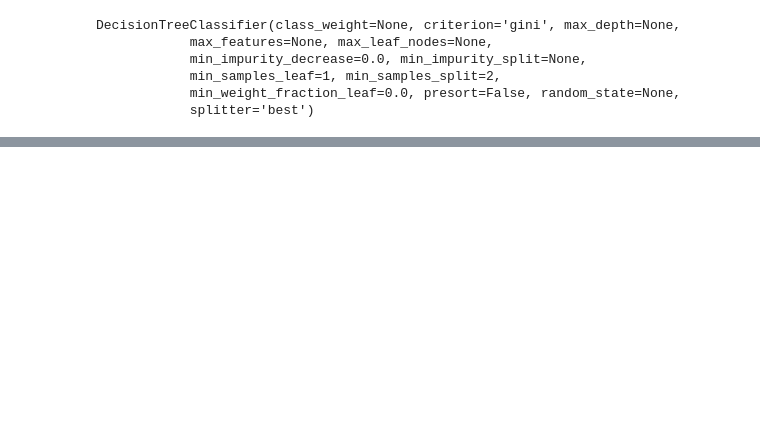
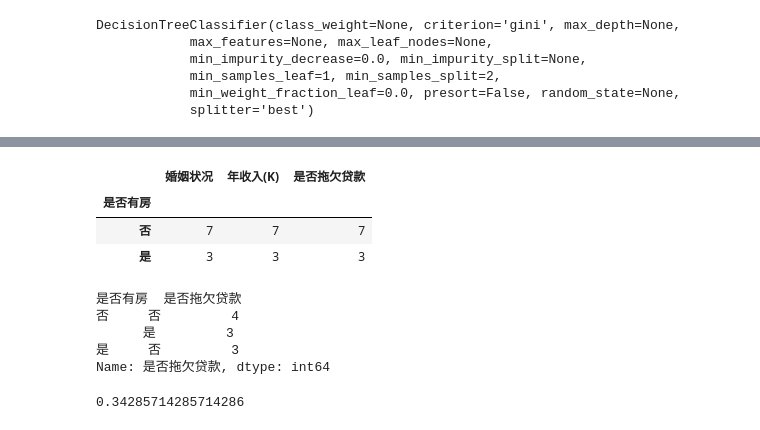
Before and after one commit to mayi140611/utils, a Jupyter notebook: 0examples/pythonml/Decision Tree.ipynb, the cells around one changed output, grey strips where cells are left out. Saved outputs shown, nothing was run; the diff lists cells and outputs as text; code cells hidden in the pictures; blank space fills up the shorter version.

```diff
--- a/0examples/pythonml/Decision Tree.ipynb
+++ b/0examples/pythonml/Decision Tree.ipynb
@@ -35,0 +120,19 @@ graph
+# %%
+df['是否拖欠贷款'].groupby(df['是否有房']).count()
+# %% [output]
+|  | 婚姻状况 | 年收入(K) | 是否拖欠贷款 |
+| 是否有房 |  |  |  |
+| 否 | 7 | 7 | 7 |
+| 是 | 3 | 3 | 3 |
+# %%
+df['是否拖欠贷款'].groupby([df['是否有房'],df['是否拖欠贷款']]).count()
+# %% [output]
+是否有房  是否拖欠贷款
+否     否         4
+      是         3
+是     否         3
+Name: 是否拖欠贷款, dtype: int64
+# %%
+(1-(3/7)**2-(4/7)**2)*7/10
+# %% [output]
+0.34285714285714286
```
Also changed, not shown: parts of 18 cells of this notebook, 22 other files.
